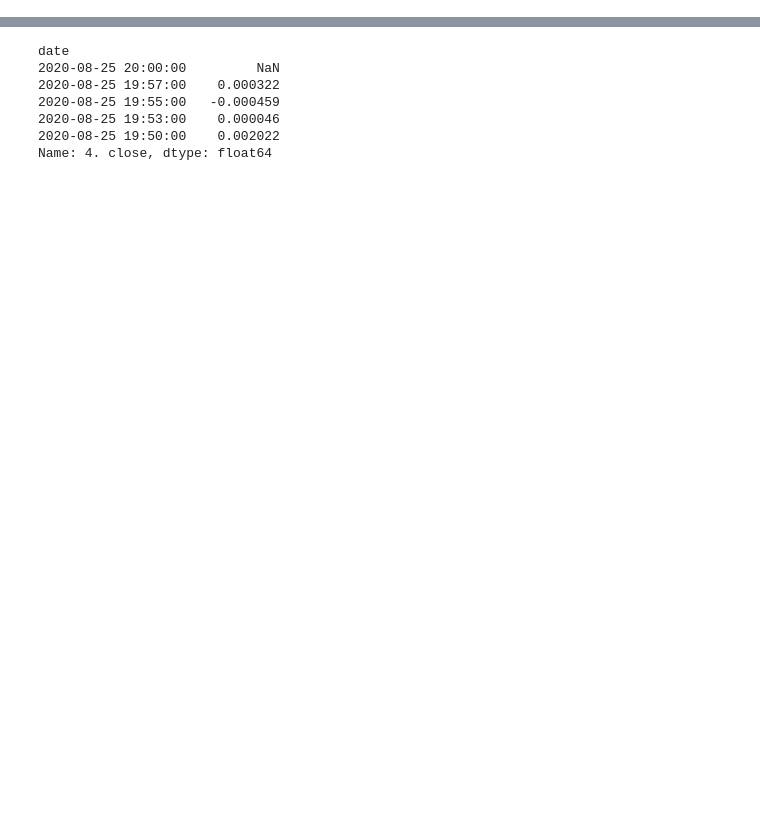
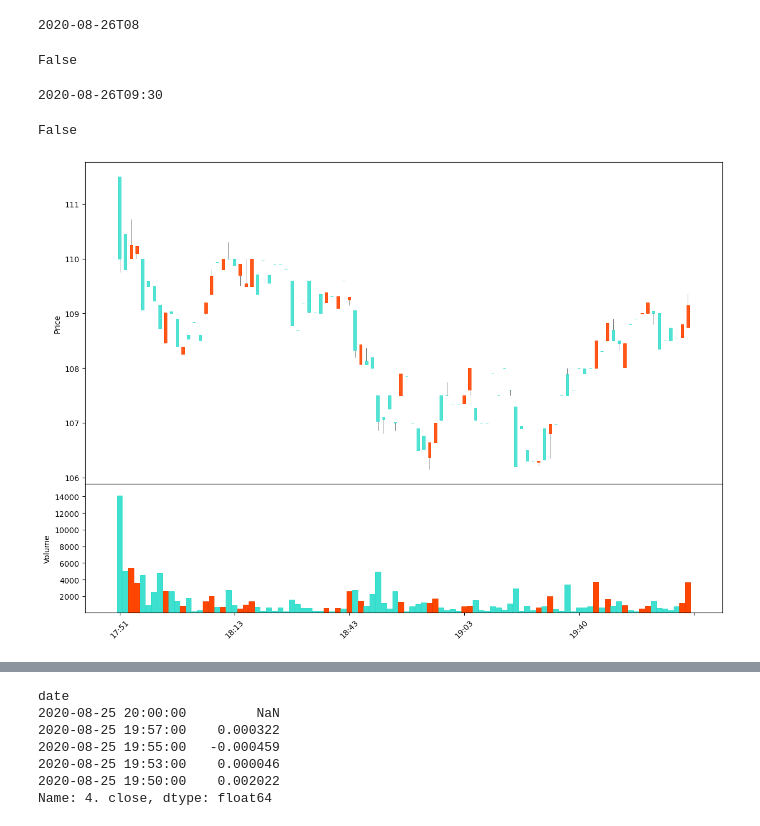
Before and after one commit to bigbreadguy/nasdaq_realtime_stocks, a Jupyter notebook: alpha_vantage_test.ipynb, the cells around one changed output, grey strips where cells are left out. Drawn from its saved outputs; the diff is of its cells as text; code cells hidden in the pictures; blank space fills up the shorter version.

```diff
--- a/alpha_vantage_test.ipynb
+++ b/alpha_vantage_test.ipynb
@@ -6,5 +7,5 @@ import time
 api_key = "QOA9MVY36JYUOL3K"
 # %%
 ts = TimeSeries(key=api_key, output_format='pandas')
-data, meta_data = ts.get_intraday(symbol='MSFT', interval = '1min', outputsize = 'full')
-data.head()
+data, meta_data = ts.get_intraday(symbol='BIGC', interval = '1min', outputsize = 'compact')
+#data.head()
@@ -18,0 +12,6 @@ data.head()
+# %%
+columns = {"1. open":"Open", "2. high":"High", "3. low":"Low", "4. close":"Close", "5. volume":"Volume"}
+# %%
+data.index.names = ["Date"]
+data.rename(columns=columns, inplace=True)
+data.head()
@@ -18,0 +73,30 @@ data.head()
+# %%
+ny_8 = np_ny_date + np.timedelta64(8, 'h')
+print(ny_8)
+# %% [output]
+2020-08-26T08
+# %%
+print(np_ny_now2 >= ny_8)
+# %% [output]
+False
+# %%
+ny_open = np_ny_date + np.timedelta64(9, 'h') + np.timedelta64(30, 'm')
+print(ny_open)
+# %% [output]
+2020-08-26T09:30
+# %%
+print(np_ny_now2 >= ny_open)
+# %% [output]
+False
+# %%
+mc = mpf.make_marketcolors(up='orangered',down='turquoise',
+                           edge='inherit',
+                           wick='grey',
+                           volume='in',
+                           ohlc='i')
+s  = mpf.make_mpf_style(marketcolors=mc)
+kwargs = dict(type='candle',volume=True,figratio=(11,8),figscale=2)
+# %%
+mpf.plot(data.iloc[::-1],**kwargs, style=s)
+# %% [output]
+[figure, added]
```
Also changed, not shown: parts of 11 cells of this notebook, 2 other files.
